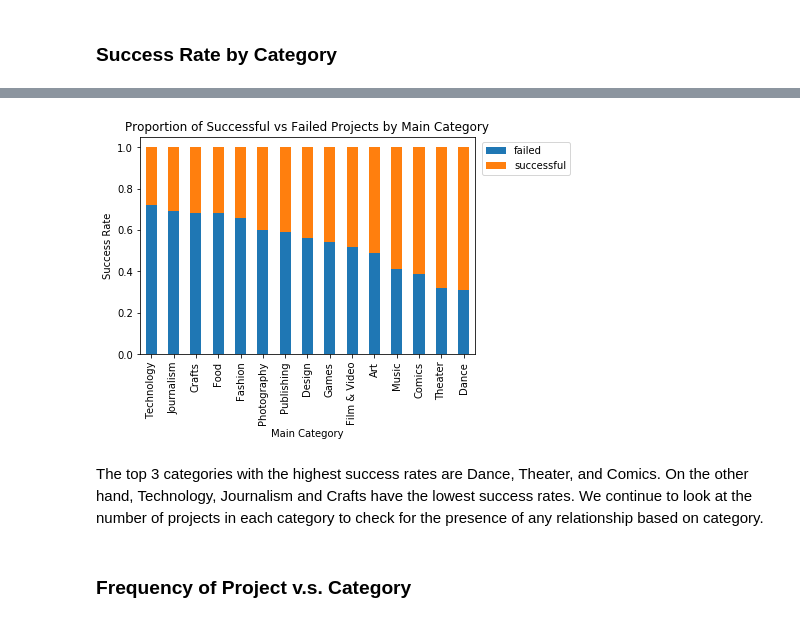
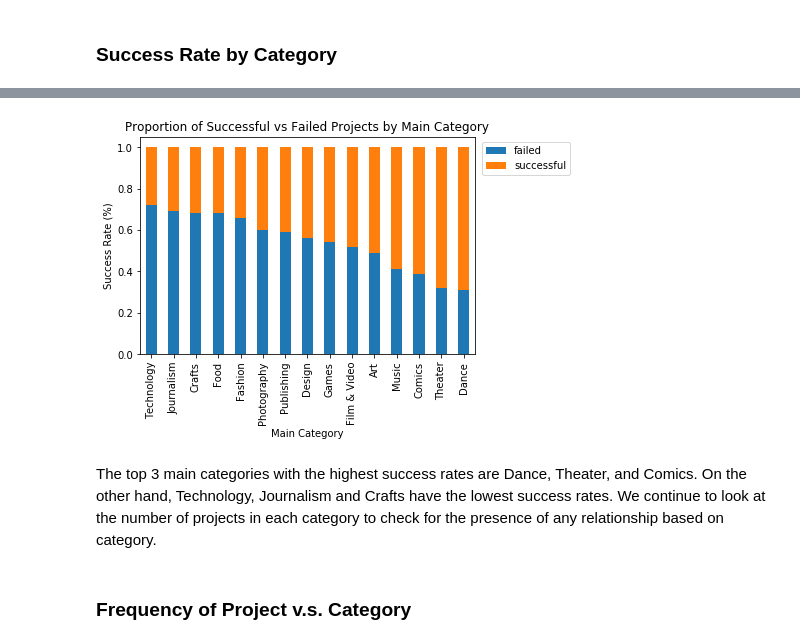
Before and after one commit to qjyap/STAT131-HALLO, a Jupyter notebook: Stats 131 Final Report-Copy1.ipynb, the cells around one changed output, grey strips where cells are left out. Drawn from its saved outputs; the diff is of its cells as text; code cells hidden in the pictures.

```diff
--- a/Stats 131 Final Report-Copy1.ipynb
+++ b/Stats 131 Final Report-Copy1.ipynb
@@ -256,15 +266,19 @@ In order to prepare the data for further analysis and modeling, we have created
 3. <font color = 'blue'>percent_funded</font>: This feature tracks the percentage of the goal amount achieved.
 # %%
+# project length
 kickstarter_cleaned['deadline'] = pd.to_datetime(kickstarter_cleaned.deadline)
 kickstarter_cleaned['launched'] = pd.to_datetime(kickstarter_cleaned.launched)
 kickstarter_cleaned['project_length'] = kickstarter_cleaned['deadline'] - kickstarter_cleaned['launched']
 kickstarter_cleaned['project_length'] = kickstarter_cleaned.project_length.dt.days
 
+# pledged per backer
 kickstarter_cleaned['pledged_per_backer'] = kickstarter_cleaned['usd_pledged_real'] / kickstarter_cleaned['backers']
-kickstarter_cleaned = kickstarter_cleaned[~kickstarter_cleaned.isin([np.nan, np.inf, -np.inf]).any(1)]
+kickstarter_cleaned = kickstarter_cleaned[~kickstarter_cleaned.isin([np.nan, np.inf, -np.inf]).any(1)] #51,804 rows removed
 
-kickstarter_cleaned['percent_funded'] = np.round((kickstarter_cleaned['usd_pledged_real'] / kickstarter_cleaned['usd_goal_real']),3)
+# percent funded
+kickstarter_cleaned['percent_funded'] = np.round((kickstarter_cleaned['usd_pledged_real'] / kickstarter_cleaned['usd_goal_real']),4)
 
-kickstarter_cleaned.shape
+print(kickstarter_cleaned.shape)
+kickstarter_cleaned.head()
 # %% [output]
 (323043, 15)
@@ -345,18 +375,14 @@ Name: project_length, dtype: float64
 # %%
-grouped = kickstarter_cleaned.groupby(['main_category','state']).ID.count()
-total = kickstarter_cleaned.groupby('main_category').state.count()
-prop = np.round((grouped/total),2).unstack().sort_values(by='successful')
-
 prop.plot(kind='bar',stacked=True)
 plt.title('Proportion of Successful vs Failed Projects by Main Category')
-plt.ylabel('Success Rate')
+plt.ylabel('Success Rate (%)')
 plt.xlabel('Main Category')
 plt.legend(loc='upper right',bbox_to_anchor=(1.3,1))
 plt.show()
 # %% [output]
-[figure, old version]
+[figure, new version]
 # %% [markdown]
-The top 3 categories with the highest success rates are Dance, Theater, and Comics. On the other hand, Technology, Journalism and Crafts have the lowest success rates. We continue to look at the number of projects in each category to check for the presence of any relationship based on category.
+The top 3 main categories with the highest success rates are Dance, Theater, and Comics. On the other hand, Technology, Journalism and Crafts have the lowest success rates. We continue to look at the number of projects in each category to check for the presence of any relationship based on category.
 # %% [markdown]
 ### Frequency of Project v.s. Category
 # %%
```
Also changed, not shown: parts of 40 cells of this notebook.
